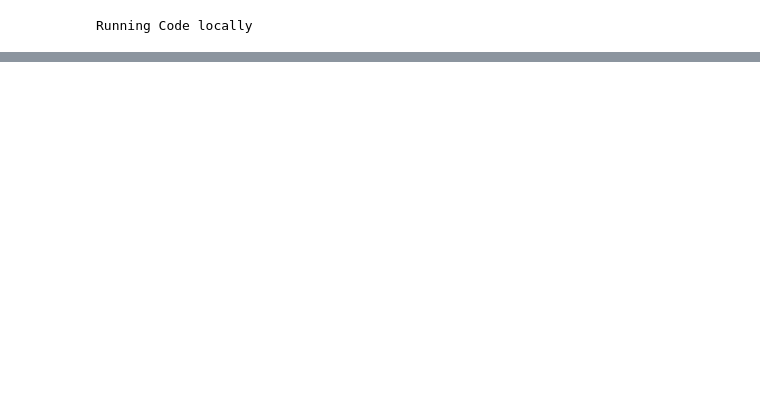
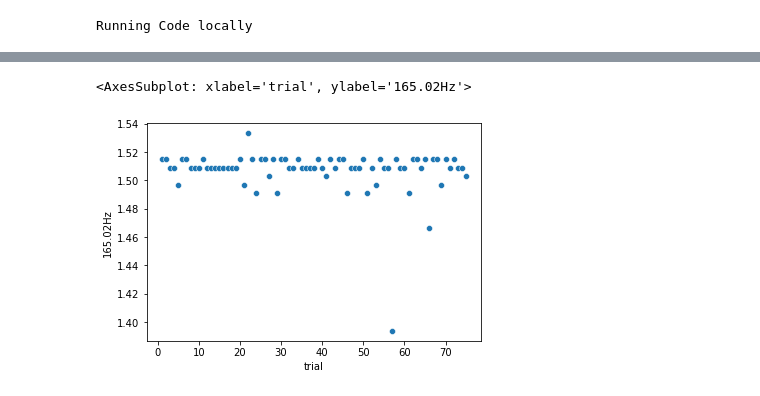
Before and after one commit to ffviana/nutreconDrive, a Jupyter notebook: 3. Analysis/GodotTimeLags.ipynb, the cells around one changed output, grey strips where cells are left out. Cells and saved outputs as stored; diff of their text form; code cells hidden in the pictures; blank space fills up the shorter version.

```diff
--- a/3. Analysis/GodotTimeLags.ipynb
+++ b/3. Analysis/GodotTimeLags.ipynb
@@ -80,0 +147,24 @@ sns.scatterplot(data = neurEcon_df, x = 'Trial', y = 'deltaOptionTime', hue = 'U
+# %%
+timestamp_paths = 'D:/FV/GodotProjects/NUTRECON/nutrecon_day2/timestamps/t*'
+
+for ts_path in glob(timestamp_paths):
+    ts_df_ = pd.read_json(ts_path)
+    ts_df_['trial'] = ts_path.split('.json')[0].split('_')[-1]
+    if ts_path == glob(timestamp_paths)[0]:
+        ts_df = ts_df_
+    else:
+        ts_df = pd.concat([ts_df, ts_df_])
+
+ts_df.head()
+ts_df['trial'] = ts_df['trial'].astype(float)
+ts_df_clean = ts_df #.drop_duplicates()
+ts_df_clean_grouped = ts_df_clean.groupby('trial').count()
+
+ts_df_clean_grouped['60Hz'] = ts_df_clean_grouped['frame_start_ms'] * 1/60
+ts_df_clean_grouped['165.02Hz'] = ts_df_clean_grouped['frame_start_ms'] * 1/165.02
+ts_df_clean_grouped.to_excel(root + 'timestamp.xlsx')
+
+sns.scatterplot(data = ts_df_clean_grouped.reset_index(), x = 'trial',y = '165.02Hz')
+# %% [output]
+<AxesSubplot: xlabel='trial', ylabel='165.02Hz'>
+[figure, added]
```
Also changed, not shown: parts of 9 cells of this notebook, 3 other files.
